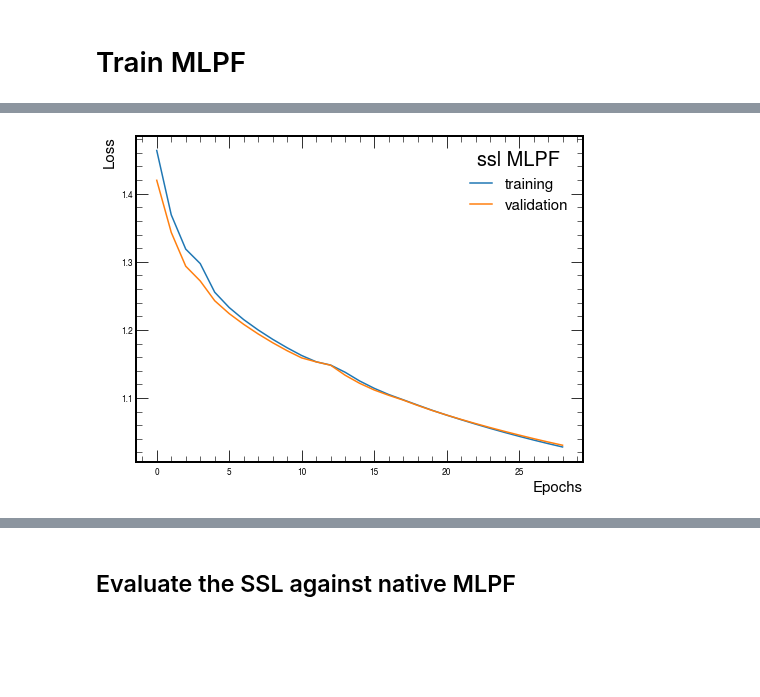
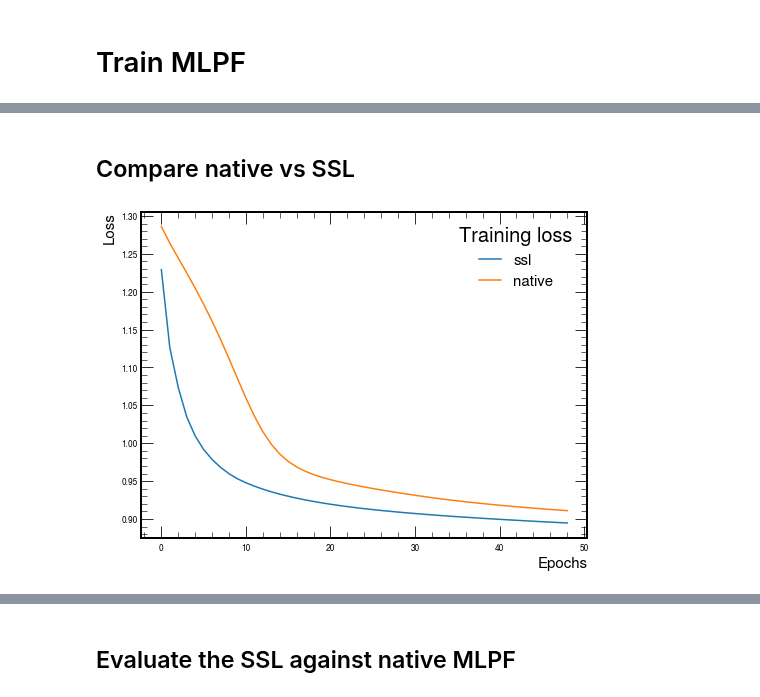
Before and after one commit to farakiko/particleflow, a Jupyter notebook: notebooks/ssl-VICreg.ipynb, the cells around one changed output, grey strips where cells are left out. Cells and saved outputs as stored; diff of their text form; code cells hidden in the pictures; blank space fills up the shorter version.

Commit message:
VICReg apples to apples

```diff
--- a/notebooks/ssl-VICreg.ipynb
+++ b/notebooks/ssl-VICreg.ipynb
@@ -569,0 +525,4 @@ epoch 29 - train: 20.561 - valid: 20.612 - stale=0
+# %%
+# train ssl version of MLPF
+model_ssl = MLPF(7 + 34 + 200)
+print("Num of model paramaters: ", sum(p.numel() for p in model_ssl.parameters() if p.requires_grad))
@@ -569,0 +531,3 @@ epoch 29 - train: 20.561 - valid: 20.612 - stale=0
+# %%
+batch_size = 50
+losses_train_ssl, losses_valid_ssl = train_mlpf(data, batch_size, model_ssl, with_VICReg=True, epochs=50)
@@ -569,0 +611,3 @@ epoch 29 - train: 20.561 - valid: 20.612 - stale=0
+# %%
+model_native = MLPF_native(input_dim=8)
+print("Num of model paramaters: ", sum(p.numel() for p in model_native.parameters() if p.requires_grad))
@@ -569,0 +616,4 @@ epoch 29 - train: 20.561 - valid: 20.612 - stale=0
+# %%
+# train native MLPF
+batch_size = 50
+losses_train_native, losses_valid_native = train_mlpf(data, batch_size, model_native, with_VICReg=False, epochs=50)
@@ -570,9 +638,11 @@ epoch 29 - train: 20.561 - valid: 20.612 - stale=0
+# %% [markdown]
+## Compare native vs SSL
 # %%
-    fig, ax = plt.subplots(figsize=(8,6))
-    ax.plot(range(len(losses_train_ssl[1:])), losses_train_ssl[1:], label="training")
-    ax.plot(range(len(losses_valid_ssl[1:])), losses_valid_ssl[1:], label="validation")
-    ax.set_xlabel("Epochs", fontsize=15)
-    ax.set_ylabel("Loss", fontsize=15)
-    ax.legend(title='ssl MLPF', loc="best", title_fontsize=20, fontsize=15);
+fig, ax = plt.subplots(figsize=(8,6))
+ax.plot(range(len(losses_train_ssl[1:])), losses_train_ssl[1:], label="ssl")
+ax.plot(range(len(losses_train_native[1:])), losses_train_native[1:], label="native")
+ax.set_xlabel("Epochs", fontsize=15)
+ax.set_ylabel("Loss", fontsize=15)
+ax.legend(title='Training loss', loc="best", title_fontsize=20, fontsize=15);
 # %% [output]
-[figure, old version]
+[figure, new version]
```
Also changed, not shown: parts of 25 cells of this notebook.
